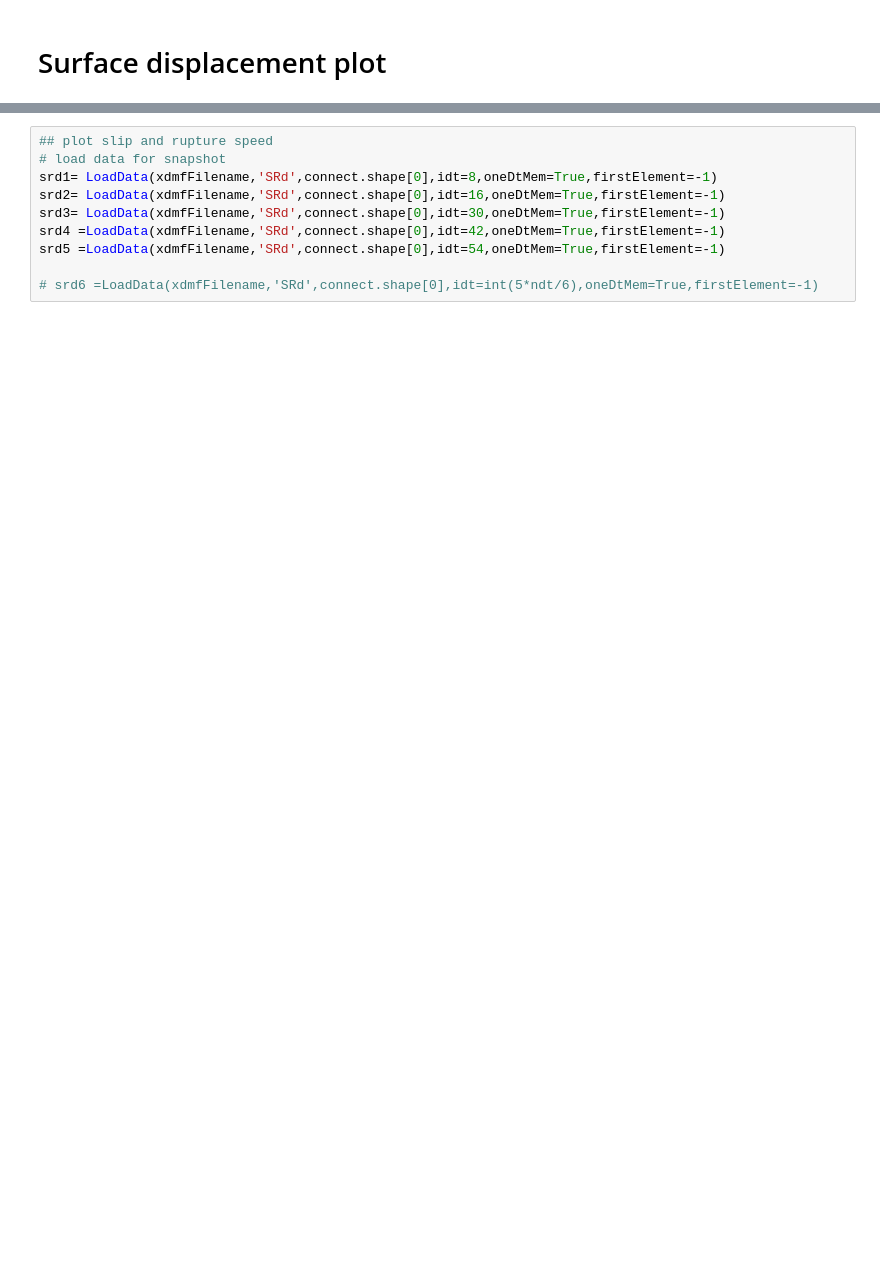
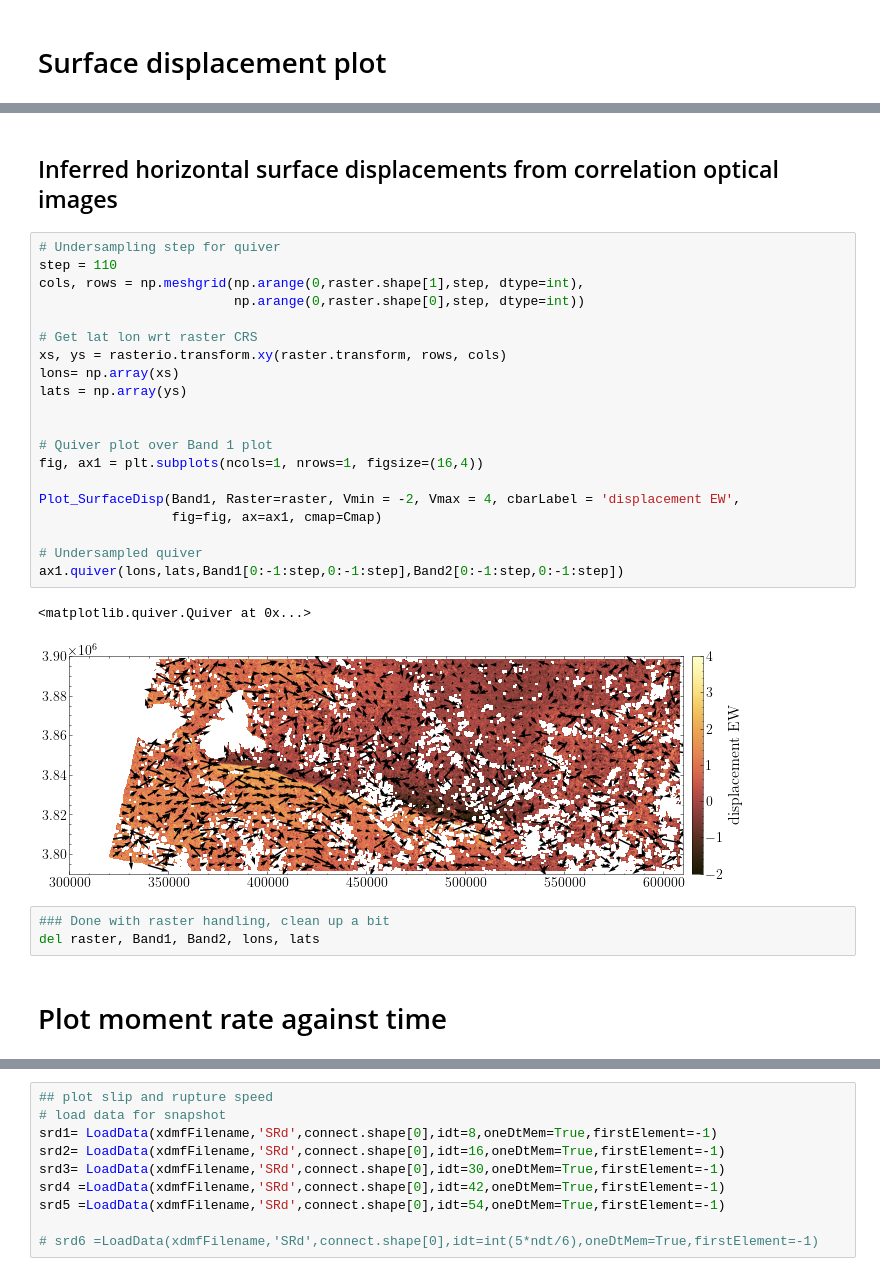
Before and after one commit to daisy20170101/SeisSol_postprocess, a Jupyter notebook: Tibet2021/TibetDynamic.ipynb, the cells around one changed output, grey strips where cells are left out. Drawn from its saved outputs; the diff is of its cells as text; blank space fills up the shorter version.

```diff
--- a/Tibet2021/TibetDynamic.ipynb
+++ b/Tibet2021/TibetDynamic.ipynb
@@ -104,0 +77,30 @@ cbar.set_label('displacement NS')
+# %% [markdown]
+## Inferred horizontal surface displacements from correlation optical images
+# %%
+# Undersampling step for quiver
+step = 110
+cols, rows = np.meshgrid(np.arange(0,raster.shape[1],step, dtype=int),
+                         np.arange(0,raster.shape[0],step, dtype=int))
+
+# Get lat lon wrt raster CRS
+xs, ys = rasterio.transform.xy(raster.transform, rows, cols)
+lons= np.array(xs)
+lats = np.array(ys)
+
+
+# Quiver plot over Band 1 plot
+fig, ax1 = plt.subplots(ncols=1, nrows=1, figsize=(16,4))
+
+Plot_SurfaceDisp(Band1, Raster=raster, Vmin = -2, Vmax = 4, cbarLabel = 'displacement EW',
+                 fig=fig, ax=ax1, cmap=Cmap)
+
+# Undersampled quiver
+ax1.quiver(lons,lats,Band1[0:-1:step,0:-1:step],Band2[0:-1:step,0:-1:step])
+# %% [output]
+<matplotlib.quiver.Quiver at 0x...>
+[figure, added]
+# %%
+### Done with raster handling, clean up a bit
+del raster, Band1, Band2, lons, lats
+# %% [markdown]
+# Plot moment rate against time
```
Also changed, not shown: parts of 22 cells of this notebook.
